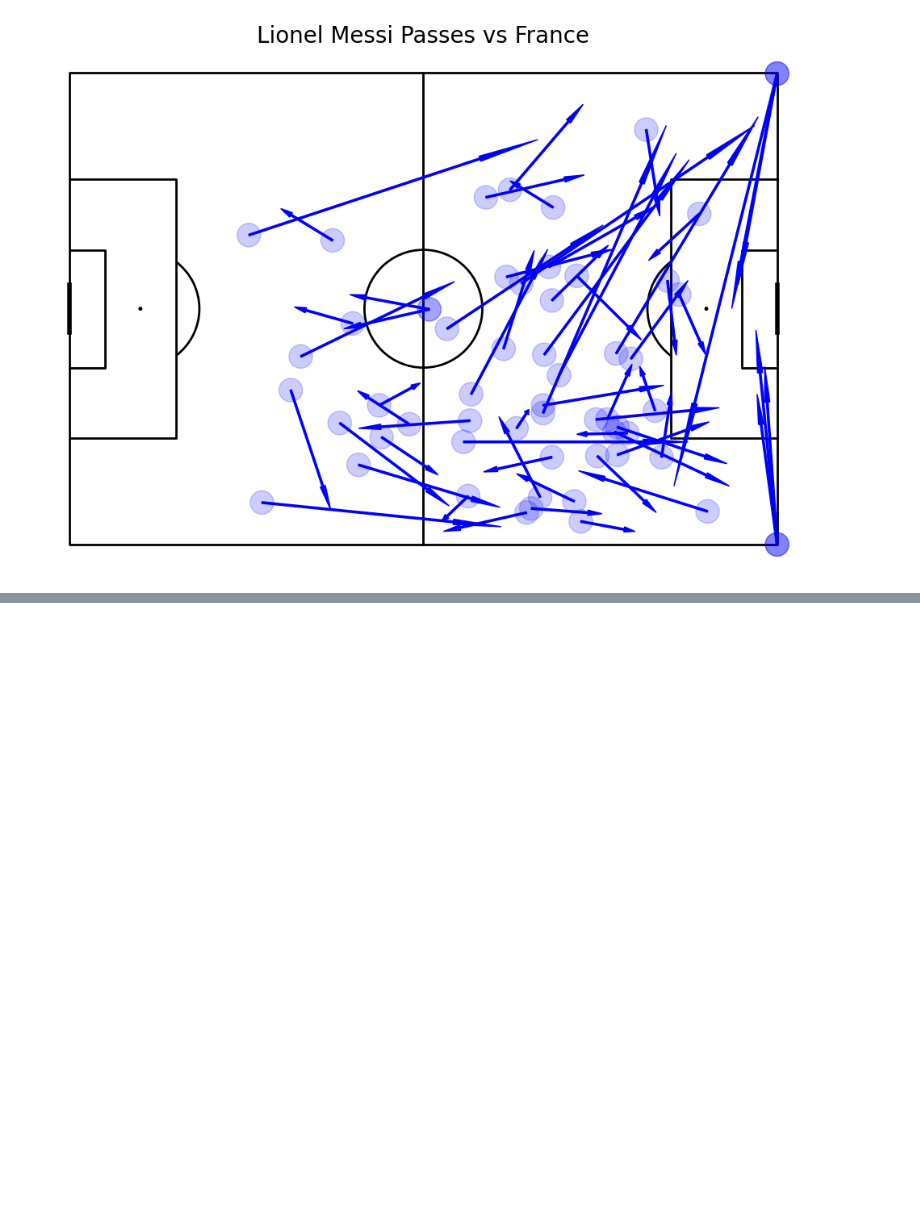
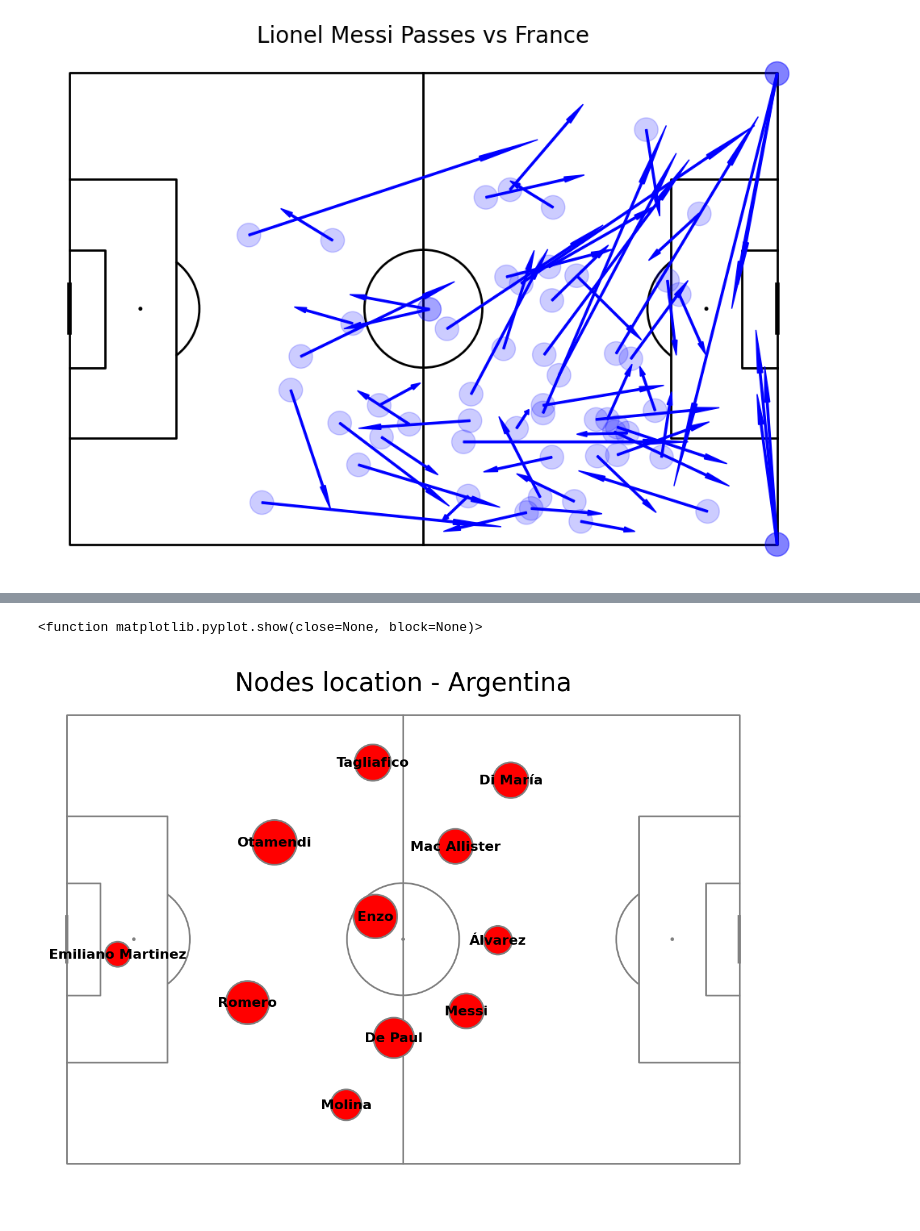
Before and after one commit to AliKhaled98/soccer-analytics, a Jupyter notebook: notebooks/soccereda.ipynb, the cells around one changed output, grey strips where cells are left out. Saved outputs shown, nothing was run; the diff lists cells and outputs as text; code cells hidden in the pictures; blank space fills up the shorter version.

```diff
--- a/notebooks/soccereda.ipynb
+++ b/notebooks/soccereda.ipynb
@@ -543,0 +587,22 @@ plt.show()
+# %%
+team_name = 'Argentina'
+
+sub = events.loc[events['type.name'] == 'Substitution'].loc[events['team.name'] == team_name].iloc[0]['index']
+mask = (events['type.name'] == 'Pass') & (events['team.name'] == team_name) & (events['index'] < sub) & (events['pass.outcome.name'].isna() & (events['play_pattern.name'] != 'From Throw In'))
+events_passes = events.loc[mask, ['x', 'y', 'end_x', 'end_y', 'player.name', 'pass.recipient.name']].copy()
+events_passes["arg_player"] = events_passes["player.name"].map(arg_player_names_map)
+events_passes["arg_recepient"] = events_passes["pass.recipient.name"].map(arg_player_names_map)
+# %%
+scatter_df = pd.DataFrame()
+for i, name in enumerate(events_passes['arg_player'].unique()):
+    passx = events_passes.loc[events_passes['arg_player'] == name]['x'].to_numpy()
+    recx = events_passes.loc[events_passes['arg_recepient'] == name]['end_x'].to_numpy()
+    passy = events_passes.loc[events_passes['arg_player'] == name]['y'].to_numpy()
+    recy = events_passes.loc[events_passes['arg_recepient'] == name]['end_y'].to_numpy()
+    scatter_df.at[i, "arg_player"] = name
+    scatter_df.at[i, "x"] = np.mean(np.concatenate([passx, recx]))
+    scatter_df.at[i, "y"] = np.mean(np.concatenate([passy, recy]))
+
+    scatter_df.at[i, "no"] = events_passes.loc[events_passes["arg_player"] == name].count().iloc[0]
+
+scatter_df['marker_size'] = (scatter_df['no'] / scatter_df['no'].max())* 2500+300
@@ -543,0 +615,13 @@ plt.show()
+# %%
+pitch = Pitch(line_color='grey')
+fig, ax = pitch.grid(grid_height=0.9, title_height=0.06, axis=False,
+                     endnote_height=0.04, title_space=0, endnote_space=0)
+pitch.scatter(scatter_df.x, scatter_df.y, s=scatter_df.marker_size, color='red', edgecolors='grey', linewidth=2, ax=ax['pitch'], zorder = 3)
+for i, row in scatter_df.iterrows():
+    pitch.annotate(row.arg_player, xy=(row.x, row.y), c='black', va='center', ha='center', weight = 'bold', size=16, ax=ax['pitch'], zorder=4)
+
+fig.suptitle("Nodes location - Argentina", fontsize = 30)
+plt.show
+# %% [output]
+<function matplotlib.pyplot.show(close=None, block=None)>
+[figure, added]
```
Also changed, not shown: parts of 4 cells of this notebook.
